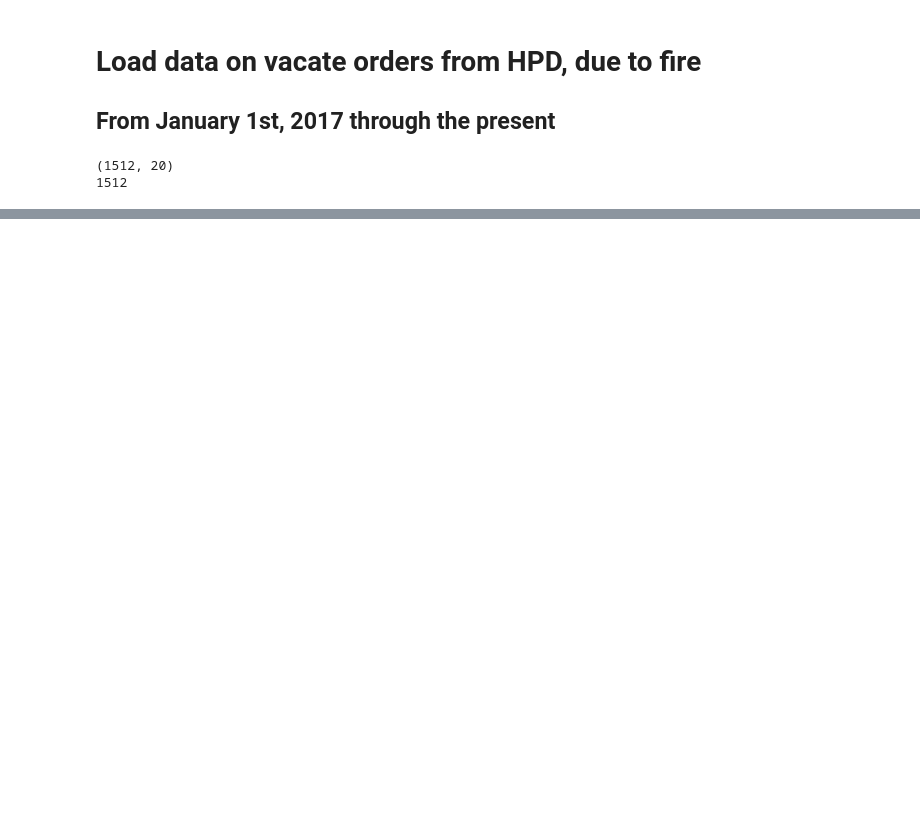
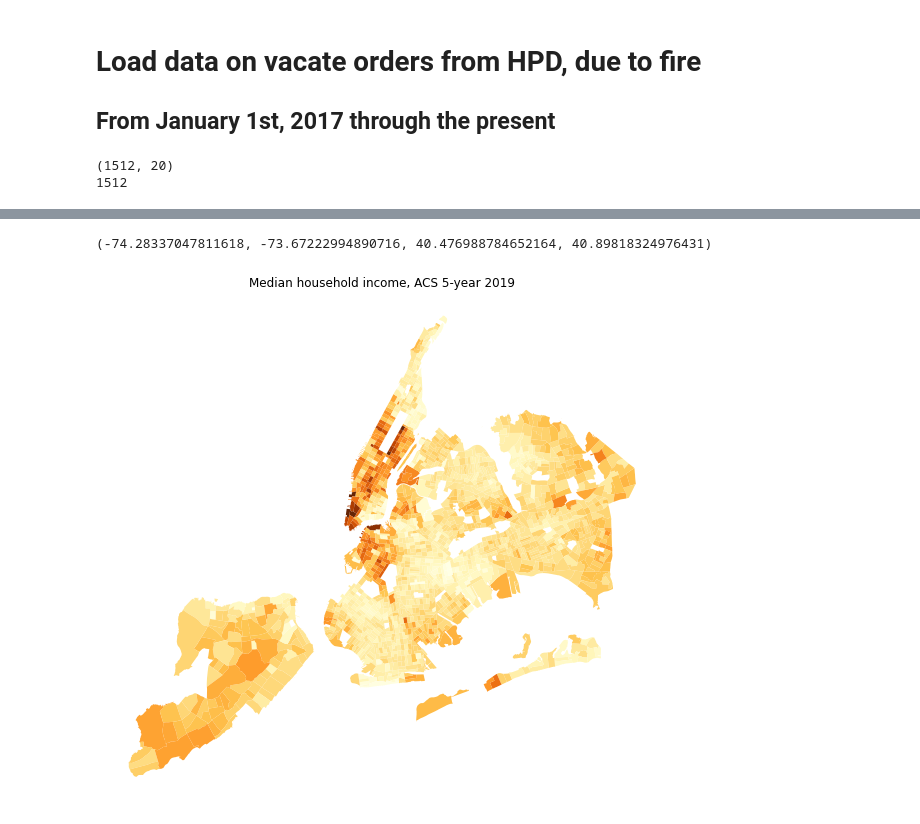
Before and after one commit to jennahgosciak/nyc_fire_risk, a Jupyter notebook: 00_data_processing.ipynb, the cells around one changed output, grey strips where cells are left out. Saved outputs shown, nothing was run; the diff lists cells and outputs as text; code cells hidden in the pictures; blank space fills up the shorter version.

```diff
--- a/00_data_processing.ipynb
+++ b/00_data_processing.ipynb
@@ -152,0 +195,29 @@ array([ True, False, False, False, False, False])
+# %%
+# create med hh inc df
+medhhinc= pd.DataFrame({"GEOID": dict.keys(),
+                        "Median HH Inc": dict.values()})
+
+# load tract data
+tracts= gpd.read_file("https://data.cityofnewyork.us/resource/i69b-3rdj.geojson?$limit=100000")
+# recode geoid var for merging
+tracts["GEOID"]= np.where(
+     tracts['boro_code'] == "5",
+    "085"+tracts["ct2010"],
+     np.where(
+        tracts['boro_code'] == "1",
+    "061"+tracts["ct2010"],
+         np.where(
+        tracts['boro_code'] == "4",
+        "081"+tracts["ct2010"],
+             np.where(
+                tracts['boro_code'] == "3",
+            "047"+tracts["ct2010"],
+                 np.where(
+                    tracts['boro_code'] == "5",
+                "005"+tracts["ct2010"], '99999999'
+                 )
+             )
+         )
+     )
+)
+tracts["GEOID"].unique()
@@ -152,0 +238,16 @@ array([ True, False, False, False, False, False])
+# %%
+# merge tracts to census data
+tracts_census= tracts.merge(medhhinc, how = "inner", on = "GEOID")
+tracts_census
+
+tracts_census['Median HH Inc']= np.where(
+     tracts_census['Median HH Inc'] < 0, np.nan,
+    tracts_census['Median HH Inc'])
+# %%
+fig, ax= plt.subplots(figsize = (10, 10))
+tracts_census.plot(column= "Median HH Inc", cmap = "YlOrBr", ax = ax)
+plt.title("Median household income, ACS 5-year 2019")
+ax.axis('off')
+# %% [output]
+(-74.28337047811618, -73.67222994890716, 40.476988784652164, 40.89818324976431)
+[figure, added]
```
Also changed, not shown: parts of 15 cells of this notebook, 1 other file.
